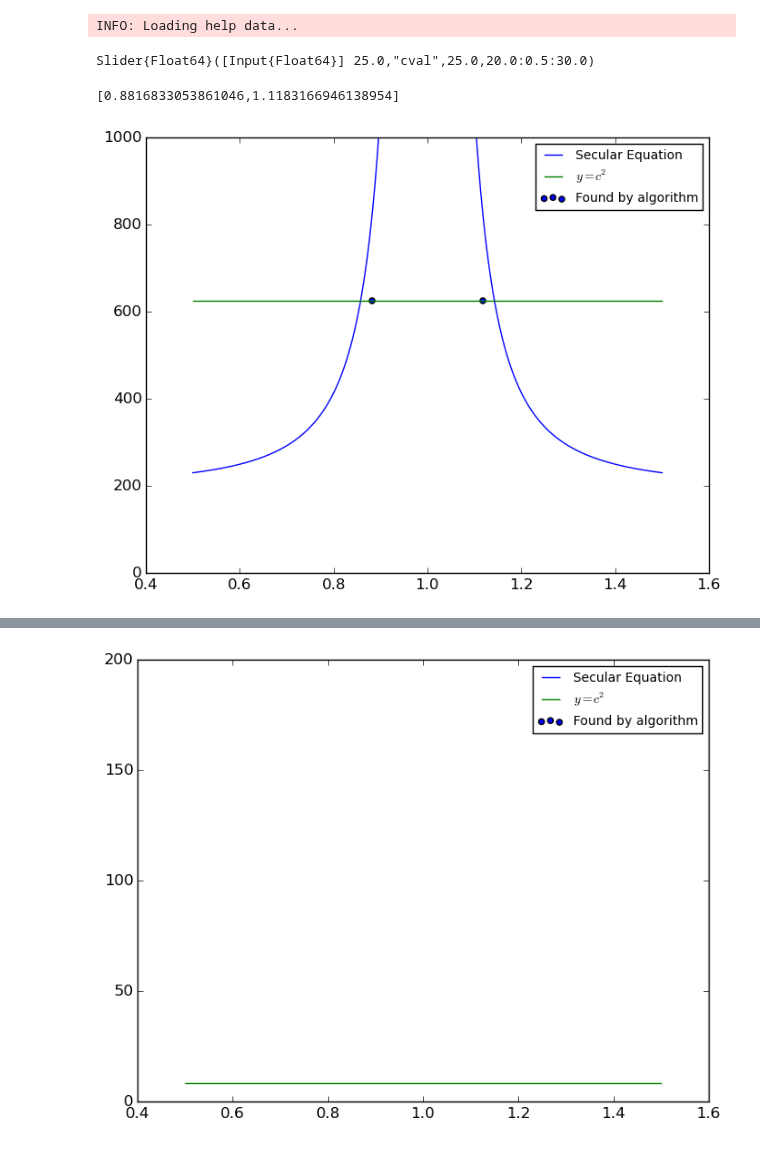
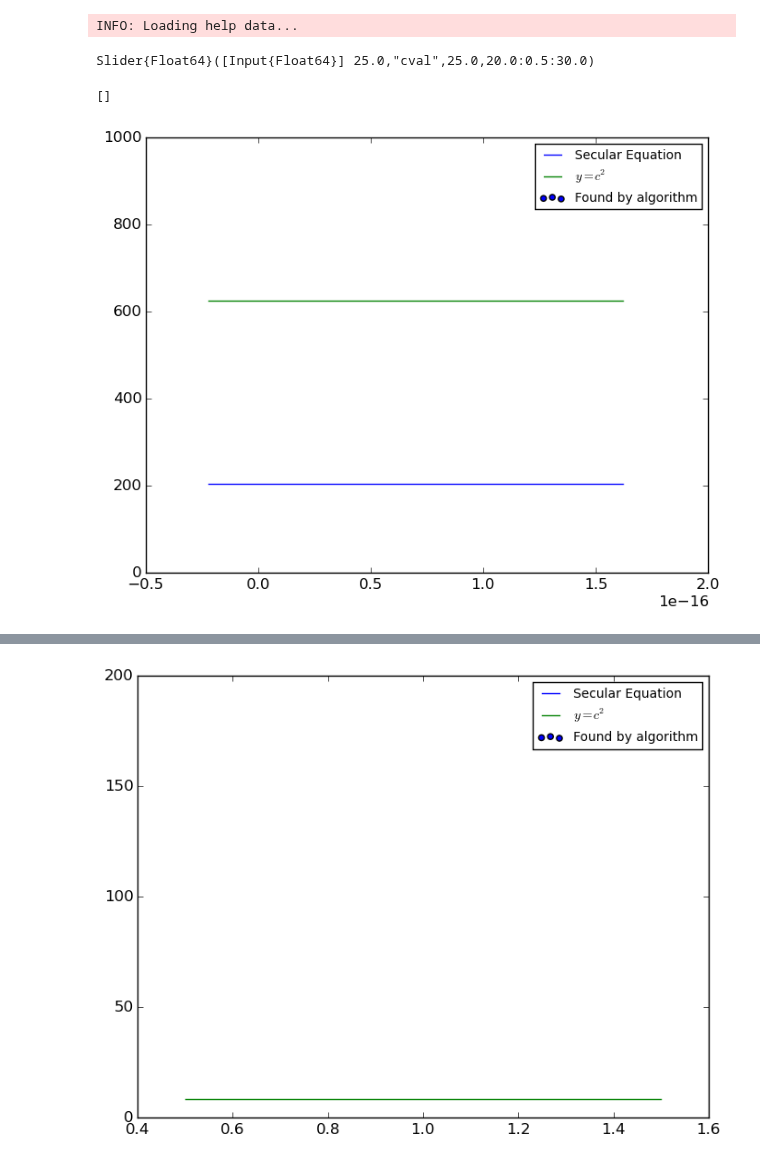
Before and after one commit to kersulis/TemporalInstanton.jl, a Jupyter notebook: nbs/2015-03-13 RTS-96 with new dist. slack.ipynb, the cells around one changed output, grey strips where cells are left out. Saved outputs shown, nothing was run; the diff lists cells and outputs as text; code cells hidden in the pictures.

Commit message:
identified rotation problem

```diff
--- a/nbs/2015-03-13 RTS-96 with new dist. slack.ipynb
+++ b/nbs/2015-03-13 RTS-96 with new dist. slack.ipynb
@@ -30,10 +30,10 @@ ref = 1 # Index of ref node
 k = k # Conventional generator participation factors
 tau = 1. # Heating constant
 G0 = [Gp,Gp.*0.95,Gp.*0.9]
-D = [Dp,Dp.*0.95,Dp.*0.9]
+D0 = [Dp,Dp.*0.95,Dp.*0.9]
 P0 = [Rp,Rp,Rp]
 kQobj = 0 # Should always be zero; objective has no constant term
-c = 5. # RHS of line temperature constraint
+c = 10. # RHS of line temperature constraint
 kQtheta = -c # Move to LHS so we have Q(z) = 0
 
 # Changing:
@@ -43,18 +43,27 @@ lines = [(f[i],t[i]) for i in 1:length(f)];
 line = lines[48]
 
 # Create instance of instanton problem
-Qobj,A,b,Qtheta = temporalInstanton(Ridx,Y,ref,k,tau,line,G0,P0,D)
+Qobj,A,b,Qtheta = temporalInstanton(Ridx,Y,ref,k,tau,line,G0,P0,D0)
 
 G_of_x = (Qobj,0,kQobj)
 Q_of_x = (Qtheta,0,kQtheta)
 
+T = int(length(G0)/size(Y,1))
+part = size(A,2) - T
+
 # Translate and rotate twice
-J_of_z,K_of_w,R_of_x,x_star,Rkernel,Reigvec = tr_trans_rotate(G_of_x,Q_of_x,A,b)
+H_of_x,R_of_x,x_star,A1,A2 = tr_translate(G_of_x,Q_of_x,A,b,Qtheta)
+# R_of_x is rotation invariant.
+J_of_z,Rkernel = tr_kernel_rotate(H_of_x,A)
+K_of_w,Reigvec = tr_diag_rotate(J_of_z)
+
+#H_of_x,J_of_z,K_of_w,R_of_x,x_star,Rkernel,Reigvec,A1,A2 = tr_trans_rotate(G_of_x,Q_of_x,A,b,Qtheta)
 
 # Prepare to solve the secular equation:
-Qtheta = full(R_of_x[1])
+#Qtheta = full(R_of_x[1])
+Qtheta = Reigvec*Rkernel*full(R_of_x[1])*Rkernel'*Reigvec'
 D = K_of_w[1]
 d = K_of_w[2]./2
-d2 = Reigvec*Rkernel*R_of_x[2]
+d2 = 0#Reigvec*Rkernel*R_of_x[2]
 c = -R_of_x[3]
 # %% [output]
@@ -192,24 +375,25 @@ using PyPlot
 # %% [output]
 INFO: Loading help data...
 # %%
-poles = [D[i,i]*Qtheta[i,i] for i in setdiff(1:size(D,1),find(diag(Qtheta).==0))]
+
+poles = [D[i,i]*Qtheta[i,i] for i in setdiff(1:size(D,1),find(round(diag(Qtheta),10).==0))]
 mu_vals = linspace(0.5*minimum(poles),1.5*maximum(poles),1000)
 
 fig = figure()
 @manipulate for cval = 20:0.5:30; withfig(fig) do
         solutions,vectors = tr_solve_secular(D,d,d2,Qtheta,cval)
         print(solutions)
         s_vals = [sumabs2(find_w(mu,D,d,d2,Qtheta)) for mu in mu_vals]
         plot(mu_vals,s_vals)
         hold = true
         plot([mu_vals[1],mu_vals[end]],[cval^2,cval^2])
         ylim([0,1000]) #ylim([0,2*c^2])
         xlim = [mu_vals[1],mu_vals[end]]
         scatter(solutions,cval^2*ones(length(solutions)))
         legend(["Secular Equation",L"y = c^2","Found by algorithm"],fontsize=10)
     end
 end
 # %% [output]
 Slider{Float64}([Input{Float64}] 25.0,"cval",25.0,20.0:0.5:30.0)
-[0.8816833053861046,1.1183166946138954]
+[]
-[figure, old version]
+[figure, new version]
```
Also changed, not shown: parts of 43 cells of this notebook, 13 other files.
